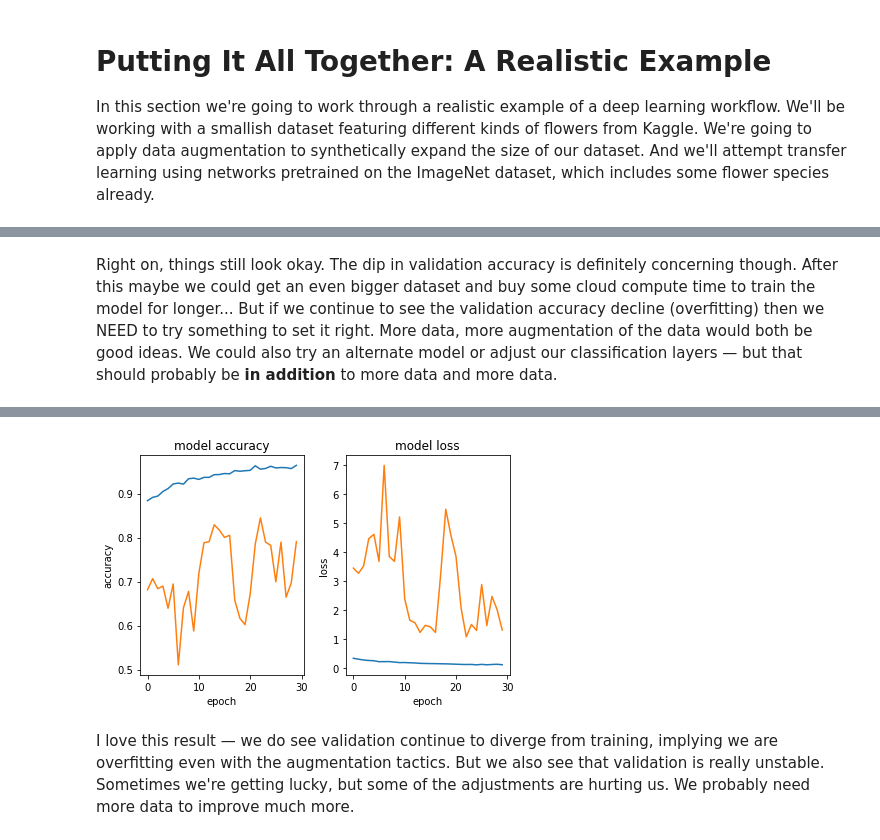
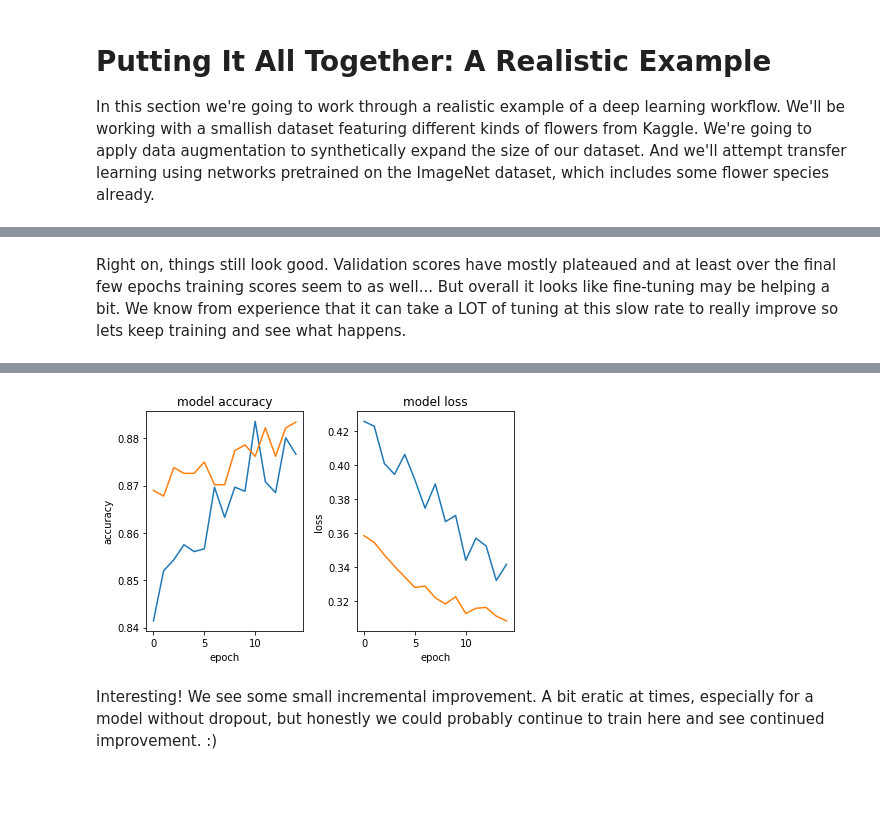
Before and after one commit to Tebs-Lab/intro-to-deep-learning, a Jupyter notebook: 04-convolutional-neural-networks/04-a-realistic-CNN-pipeline.ipynb, the cells around one changed output, grey strips where cells are left out. Drawn from its saved outputs; the diff is of its cells as text; code cells hidden in the pictures; blank space fills up the shorter version.

Commit message:
updated the resize functions to maintain aspect ratios and made a few improvements to the full pipeline example

```diff
--- a/04-convolutional-neural-networks/04-a-realistic-CNN-pipeline.ipynb
+++ b/04-convolutional-neural-networks/04-a-realistic-CNN-pipeline.ipynb
@@ -231,7 +234,7 @@ for layer in base_model.layers:
 
 # Go for it!
 model.compile(optimizer='adam', loss='categorical_crossentropy', metrics=['accuracy'])
-history = model.fit_generator(train_generator.flow(x_train, y_train, batch_size=batch_size),
+history = model.fit(train_generator.flow(x_train, y_train, batch_size=batch_size),
                     steps_per_epoch=len(x_train) // batch_size,
                     epochs=num_epochs,
                     validation_data=validation_generator.flow(x_validation, y_validation),
@@ -269,7 +265,8 @@ for layer in model.layers[134:]:
     layer.trainable = True
 
 # Recompile to ensure the layers get set to trainable
-model.compile(optimizer='adam', loss='categorical_crossentropy', metrics=['accuracy'])
+# Based on previous experiments with fine-tuning, lets use an extra slow learning rate and SGD.
+model.compile(optimizer=SGD(learning_rate=0.001), loss='categorical_crossentropy', metrics=['accuracy'])
 history = model.fit_generator(train_generator.flow(x_train, y_train, batch_size=batch_size),
                     steps_per_epoch=len(x_train) // batch_size,
                     epochs=num_epochs,
@@ -302,10 +293,9 @@ Epoch 5/5
-# %% [markdown]
-Right on, things still look okay. The dip in validation accuracy is definitely concerning though. After this maybe we could get an even bigger dataset and buy some cloud compute time to train the model for longer... But if we continue to see the validation accuracy decline (overfitting) then we NEED to try something to set it right. More data, more augmentation of the data would both be good ideas. We could also try an alternate model or adjust our classification layers — but that should probably be **in addition** to more data and more data.
+# %% [markdown]
+Right on, things still look good. Validation scores have mostly plateaued and at least over the final few epochs training scores seem to as well... But overall it looks like fine-tuning may be helping a bit. We know from experience that it can take a LOT of tuning at this slow rate to really improve so lets keep training and see what happens.
 # %%
-# I ran this one overnight, just for fun, and to see if we continued to overfit
-history = model.fit_generator(train_generator.flow(x_train, y_train, batch_size=batch_size),
+history = model.fit(train_generator.flow(x_train, y_train, batch_size=batch_size),
                     steps_per_epoch=len(x_train) // batch_size,
-                    epochs=30,
+                    epochs=15,
                     validation_data=validation_generator.flow(x_validation, y_validation),
                     validation_steps=len(x_validation) // batch_size
 )
@@ -332,3 +322,3 @@ Epoch 30/30
-[figure, old version]
+[figure, new version]
-# %% [markdown]
-I love this result — we do see validation continue to diverge from training, implying we are overfitting even with the augmentation tactics. But we also see that validation is really unstable. Sometimes we're getting lucky, but some of the adjustments are hurting us. We probably need more data to improve much more.
+# %% [markdown]
+Interesting! We see some small incremental improvement. A bit eratic at times, especially for a model without dropout,  but honestly we could probably continue to train here and see continued improvement. :)
```
Also changed, not shown: parts of 7 cells of this notebook.
